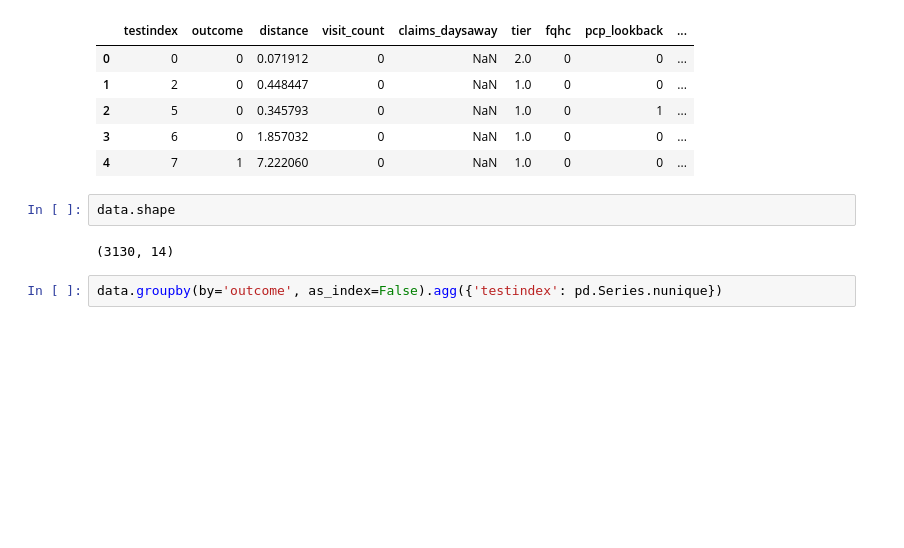
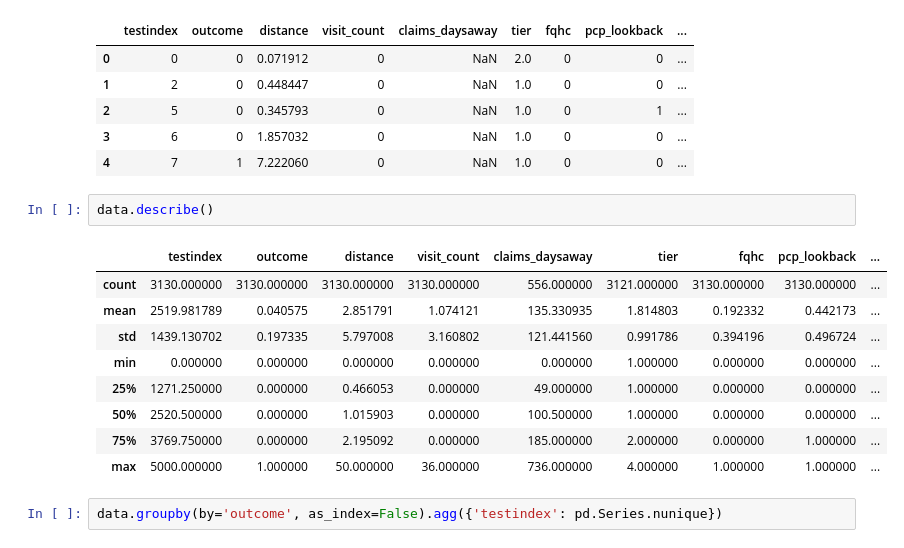
Before and after one commit to Paritosh-Anand/mtech, a Jupyter notebook: dm/assignment_1/pcp_change.ipynb, the cells around one changed output. Drawn from its saved outputs; the diff is of its cells as text; blank space fills up the shorter version.

```diff
--- a/dm/assignment_1/pcp_change.ipynb
+++ b/dm/assignment_1/pcp_change.ipynb
@@ -24,9 +24,17 @@ data.head()
 | 3 | 6 | 0 | 1.857032 | 0 | NaN | 1.0 | 0 | 0 | ... |
 | 4 | 7 | 1 | 7.222060 | 0 | NaN | 1.0 | 0 | 0 | ... |
 # %%
-data.shape
+data.describe()
 # %% [output]
-(3130, 14)
+|  | testindex | outcome | distance | visit_count | claims_daysaway | tier | fqhc | pcp_lookback | ... |
+| count | 3130.000000 | 3130.000000 | 3130.000000 | 3130.000000 | 556.000000 | 3121.000000 | 3130.000000 | 3130.000000 | ... |
+| mean | 2519.981789 | 0.040575 | 2.851791 | 1.074121 | 135.330935 | 1.814803 | 0.192332 | 0.442173 | ... |
+| std | 1439.130702 | 0.197335 | 5.797008 | 3.160802 | 121.441560 | 0.991786 | 0.394196 | 0.496724 | ... |
+| min | 0.000000 | 0.000000 | 0.000000 | 0.000000 | 0.000000 | 1.000000 | 0.000000 | 0.000000 | ... |
+| 25% | 1271.250000 | 0.000000 | 0.466053 | 0.000000 | 49.000000 | 1.000000 | 0.000000 | 0.000000 | ... |
+| 50% | 2520.500000 | 0.000000 | 1.015903 | 0.000000 | 100.500000 | 1.000000 | 0.000000 | 0.000000 | ... |
+| 75% | 3769.750000 | 0.000000 | 2.195092 | 0.000000 | 185.000000 | 2.000000 | 0.000000 | 1.000000 | ... |
+| max | 5000.000000 | 1.000000 | 50.000000 | 36.000000 | 736.000000 | 4.000000 | 1.000000 | 1.000000 | ... |
 # %%
 data.groupby(by='outcome', as_index=False).agg({'testindex': pd.Series.nunique})
 # %% [output]
```
Also changed, not shown: parts of 8 cells of this notebook.
